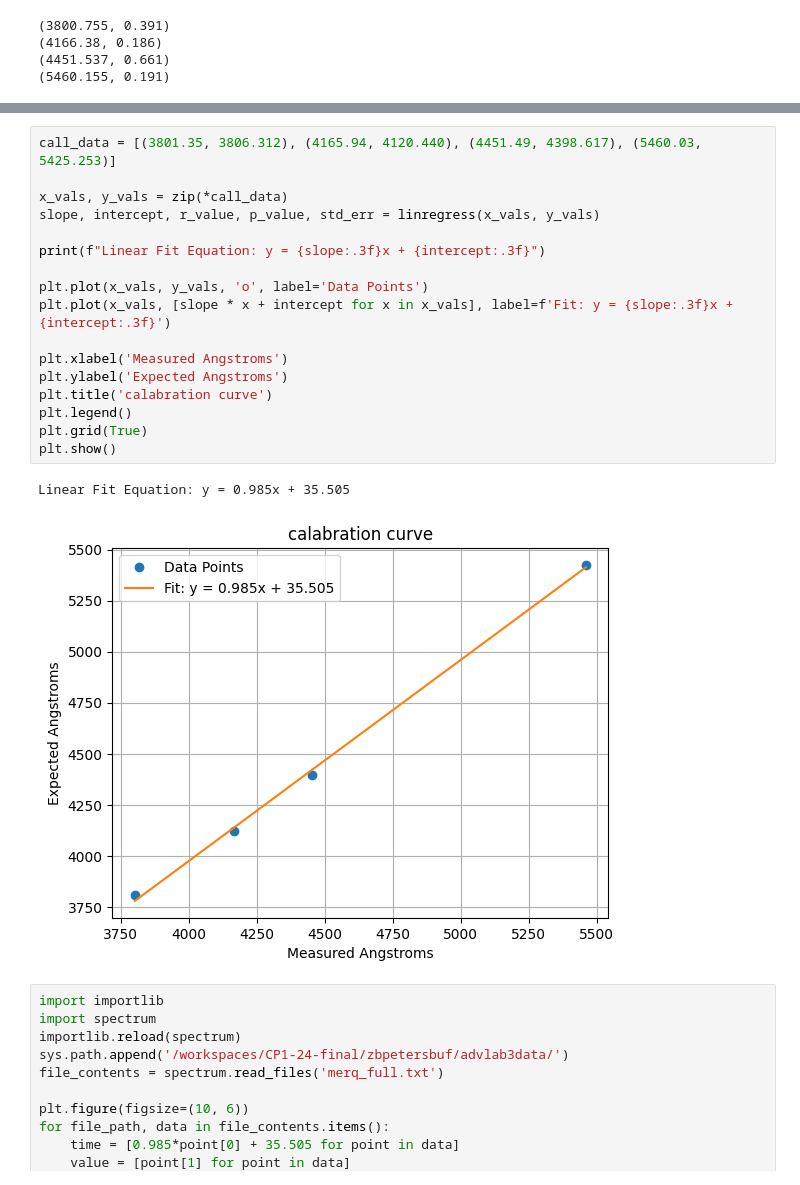
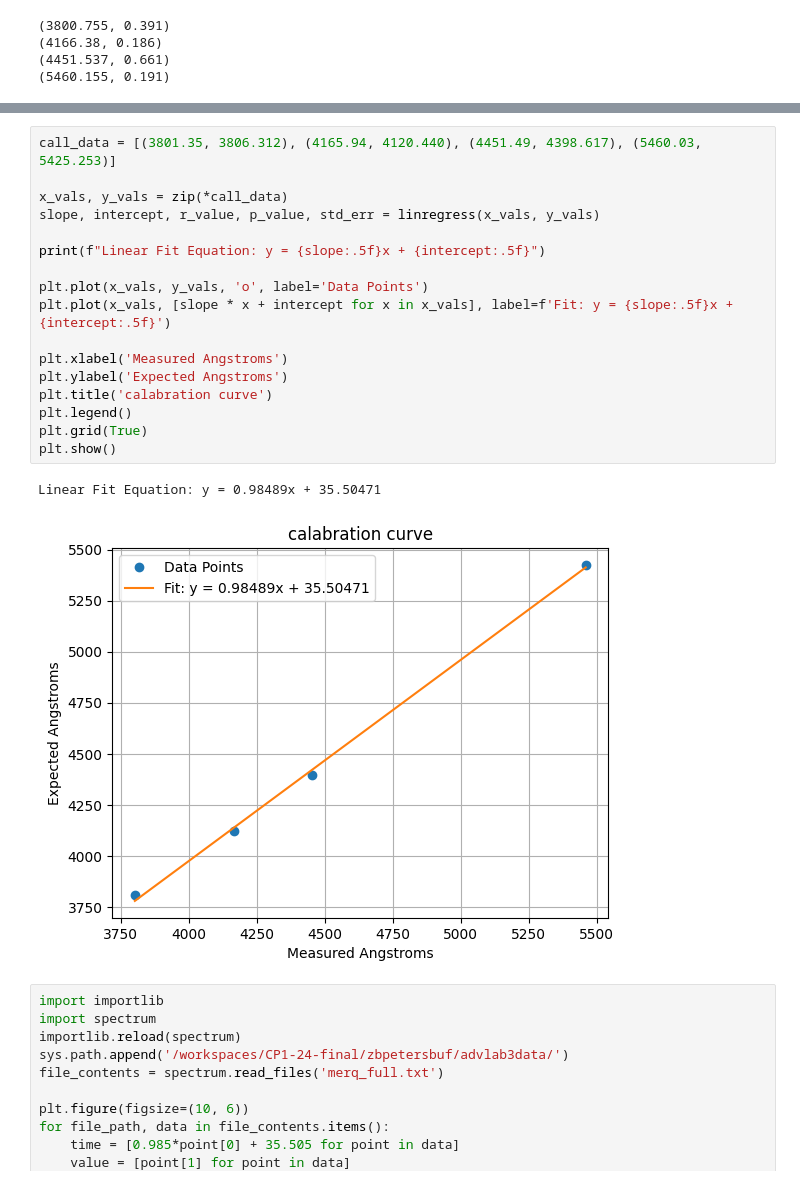
Before and after one commit to zbpetersbuf/CP1-24-final, a Jupyter notebook: zbpetersbuf/advlab3/thing.ipynb, the cells around one changed output, grey strips where cells are left out. Saved outputs shown, nothing was run; the diff lists cells and outputs as text.

```diff
--- a/zbpetersbuf/advlab3/thing.ipynb
+++ b/zbpetersbuf/advlab3/thing.ipynb
@@ -139,23 +143,23 @@ print(calib.fit_gaussian(data, 5430, 5490))
 # %%
 call_data = [(3801.35, 3806.312), (4165.94, 4120.440), (4451.49, 4398.617), (5460.03, 5425.253)]
 
 x_vals, y_vals = zip(*call_data)
 slope, intercept, r_value, p_value, std_err = linregress(x_vals, y_vals)
 
-print(f"Linear Fit Equation: y = {slope:.3f}x + {intercept:.3f}")
+print(f"Linear Fit Equation: y = {slope:.5f}x + {intercept:.5f}")
 
 plt.plot(x_vals, y_vals, 'o', label='Data Points')
-plt.plot(x_vals, [slope * x + intercept for x in x_vals], label=f'Fit: y = {slope:.3f}x + {intercept:.3f}')
+plt.plot(x_vals, [slope * x + intercept for x in x_vals], label=f'Fit: y = {slope:.5f}x + {intercept:.5f}')
 
 plt.xlabel('Measured Angstroms')
 plt.ylabel('Expected Angstroms')
 plt.title('calabration curve')
 plt.legend()
 plt.grid(True)
 plt.show()
 # %% [output]
-Linear Fit Equation: y = 0.985x + 35.505
+Linear Fit Equation: y = 0.98489x + 35.50471
-[figure, old version]
+[figure, new version]
 # %%
 import importlib
 import spectrum
```
Also changed, not shown: parts of 6 cells of this notebook, 5 other files.
